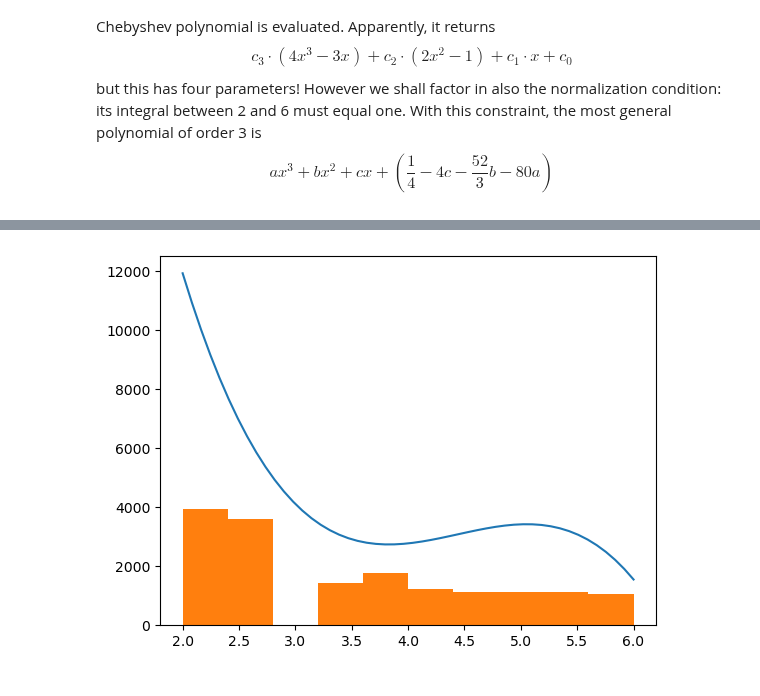
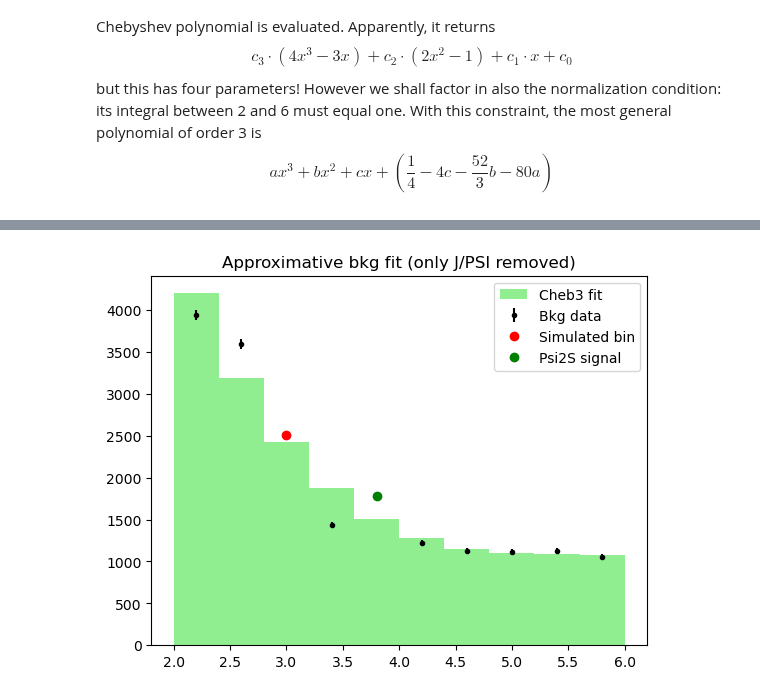
Before and after one commit to Matteo-Bellino/SMATEP_Project, a Jupyter notebook: Psi2S_RadanoBellino.ipynb, the cells around one changed output, grey strips where cells are left out. Drawn from its saved outputs; the diff is of its cells as text; code cells hidden in the pictures.

Commit message:
Background fitted (approximatively) with cheb3r

```diff
--- a/Psi2S_RadanoBellino.ipynb
+++ b/Psi2S_RadanoBellino.ipynb
@@ -41,10 +41,10 @@ ylim = ax.set_ylim()
 
 ax = axes[1]
 ax.grid(1)
-ax.hist(data_LS, density=normalize, bins=bin_num)
+ax.hist(data_LS, density=normalize, bins=int(bin_num/10))
 ax.set_title('Low statistics data')
 ax.set_xlabel('Dimuon invariant mass $m_{\\mu\\mu}$') # Use double slash for latex command
-#ax.set_ylabel('Events count')
+ax.set_ylabel('Events count')
 ax.set_xlim((1.9,6.1))
 ax.set_ylim(ylim)
 ax.set_yscale(scale)
@@ -74,0 +130,14 @@ def cheb3(x, params):
+# %%
+x = np.linspace(2,6, 1000)
+y = cheb3r(x, [-0.7, 0.3, -0.03])
+plt.plot(x,y)
+plt.figure()
+#plt.yscale('log')
+plt.hist(data_HS, density=False, bins=bin_num)
+plt.title('High statistics data')
+plt.xlabel('Dimuon invariant mass $m_{\\mu\\mu}$') # Use double slash for latex command
+plt.ylabel('Events count')
+plt.xlim((1.9,6.1))
+plt.yscale(scale)
+ylim = plt.ylim()
+plt.plot(x,y*1000)
@@ -134,17 +207,35 @@ class get_bNLL(): # Function to evaluate the binned Negative Log Likelihood
 
         return bNLL
 # %%
-bNLL_HS_poly3 = get_bNLL(data=data_HS[(data_HS<2.8) | (data_HS>3.3)],
-                         bin_number=10,
+#polynomial fit
+Nbins = 10
+fake_dataset = np.array([3]*2512) #We made up this dataset in order to simulate (approximately) the background in the removed part
+                                  #We chose to make the bin 2512 high because it is the mean between the two surrounding bin counts (2512)
+
+data_simil_bkg = np.concatenate((data_HS[(data_HS<2.8) | (data_HS>3.3)], fake_dataset ))
+
+bNLL_HS_poly3 = get_bNLL(data=data_simil_bkg,
+                         bin_number=Nbins,
                          model=poly3)
 initial_params = [0,0,0]
 optimization_results = minimize(bNLL_HS_poly3, initial_params)
 
 optimized_params = optimization_results.x
 x = np.linspace(2,6)
-y = poly3(x, optimized_params) * len(data_HS[(data_HS<2.8) | (data_HS>3.3)])
-plt.plot(x,y)
-plt.hist(data_HS[(data_HS<2.8) | (data_HS>3.3)], bins=10)
+
+data_counts, bin_edges = np.histogram(data_simil_bkg, bins=Nbins, density = False)
+err_data_counts = np.sqrt(data_counts)
+bin_centers = (bin_edges[1:] + bin_edges[:-1]) / 2
+bin_widths = np.diff(bin_edges)
+
+binned_result = get_binned_model(poly3, optimized_params, bin_edges) * len(data_simil_bkg)
+
+plt.bar(bin_edges[:-1], binned_result, width=np.diff(bin_edges), align='edge', color = 'lightgreen', label="Cheb3 fit")#, edgecolor = "black")
+plt.errorbar(bin_centers, data_counts, yerr = err_data_counts, fmt = ".", linestyle = "None", color='black', label='Bkg data')
+plt.errorbar(bin_centers[2], data_counts[2], fmt = "o", color = "red", label = "Simulated bin")
+plt.errorbar(bin_centers[4], data_counts[4], fmt = "o", color = "green", label = "Psi2S signal")
+plt.title("Approximative bkg fit (only J/PSI removed)")
+plt.legend()
 plt.show()
 # %% [output]
-[figure, old version]
+[figure, new version]
```
Also changed, not shown: parts of 8 cells of this notebook.
